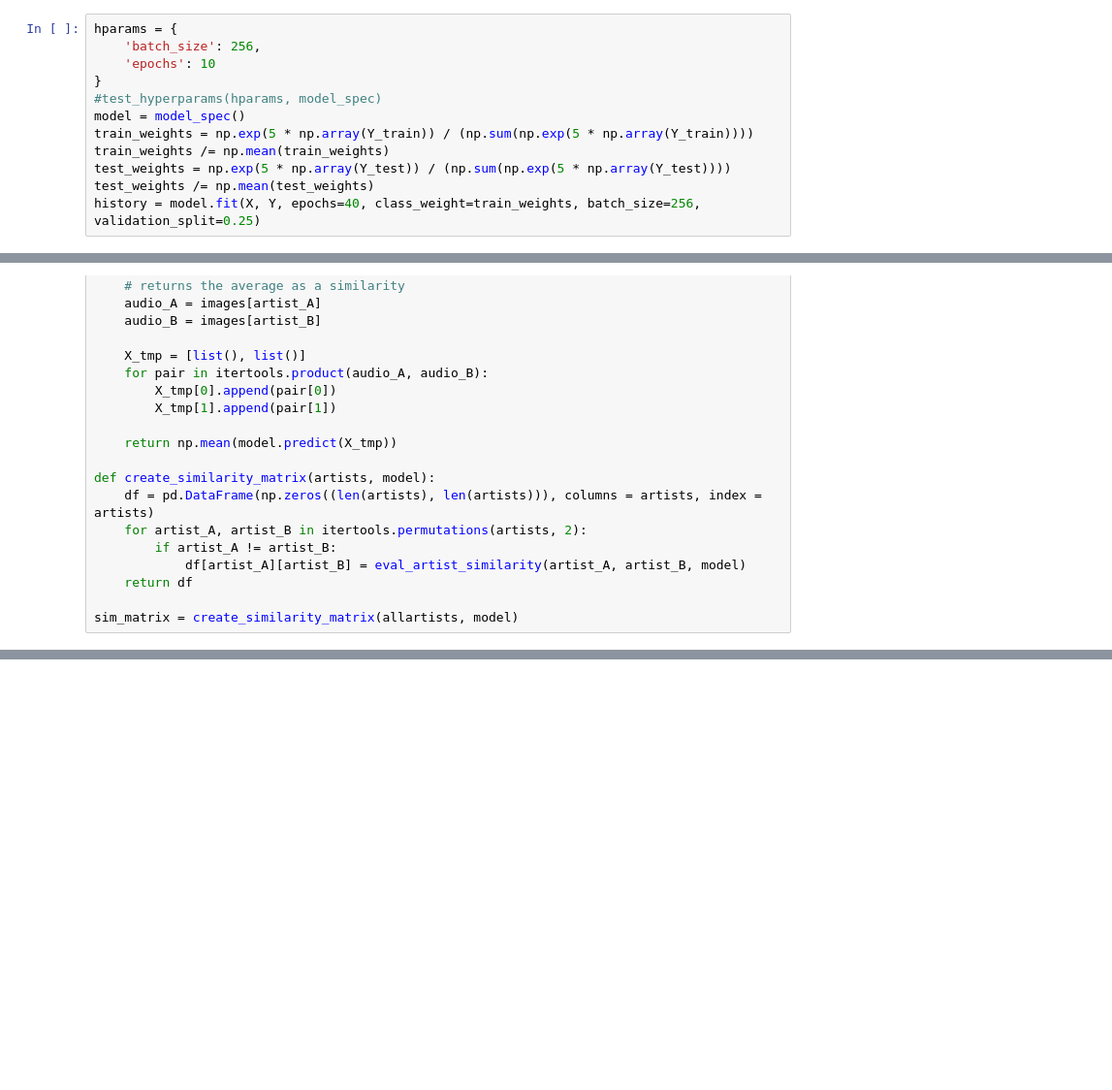
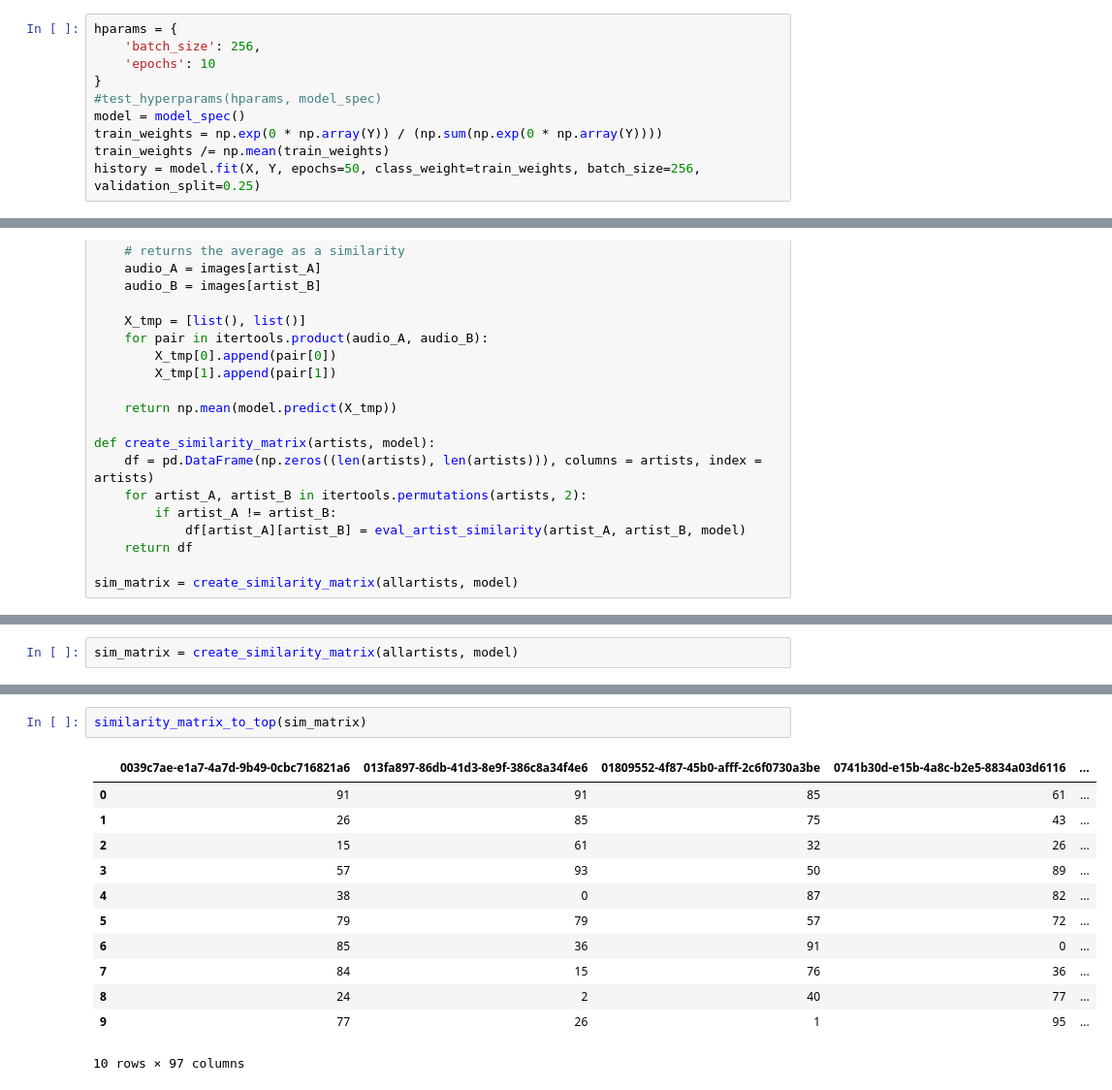
Before and after one commit to naallen/music-similarity-deep-learning, a Jupyter notebook: development.ipynb, the cells around one changed output, grey strips where cells are left out. Shown: that part at 97% size. Drawn from its saved outputs; the diff is of its cells as text; blank space fills up the shorter version.

```diff
--- a/development.ipynb
+++ b/development.ipynb
@@ -301,10 +349,8 @@ hparams = {
 }
 #test_hyperparams(hparams, model_spec)
 model = model_spec()
-train_weights = np.exp(5 * np.array(Y_train)) / (np.sum(np.exp(5 * np.array(Y_train))))
+train_weights = np.exp(0 * np.array(Y)) / (np.sum(np.exp(0 * np.array(Y))))
 train_weights /= np.mean(train_weights)
-test_weights = np.exp(5 * np.array(Y_test)) / (np.sum(np.exp(5 * np.array(Y_test))))
-test_weights /= np.mean(test_weights)
-history = model.fit(X, Y, epochs=40, class_weight=train_weights, batch_size=256, validation_split=0.25)
+history = model.fit(X, Y, epochs=50, class_weight=train_weights, batch_size=256, validation_split=0.25)
 # %% [output]
 Train on 29509 samples, validate on 9837 samples
@@ -356,0 +411,2 @@ np.mean((similarity_matrix_to_top(sim_matrix) == mostsimilardf).values)
+# %%
+sim_matrix = create_similarity_matrix(allartists, model)
@@ -356,0 +430,15 @@ np.mean((similarity_matrix_to_top(sim_matrix) == mostsimilardf).values)
+# %%
+similarity_matrix_to_top(sim_matrix)
+# %% [output]
+|  | 0039c7ae-e1a7-4a7d-9b49-0cbc716821a6 | 013fa897-86db-41d3-8e9f-386c8a34f4e6 | 01809552-4f87-45b0-afff-2c6f0730a3be | 0741b30d-e15b-4a8c-b2e5-8834a03d6116 | ... |
+| 0 | 91 | 91 | 85 | 61 | ... |
+| 1 | 26 | 85 | 75 | 43 | ... |
+| 2 | 15 | 61 | 32 | 26 | ... |
+| 3 | 57 | 93 | 50 | 89 | ... |
+| 4 | 38 | 0 | 87 | 82 | ... |
+| 5 | 79 | 79 | 57 | 72 | ... |
+| 6 | 85 | 36 | 91 | 0 | ... |
+| 7 | 84 | 15 | 76 | 36 | ... |
+| 8 | 24 | 2 | 40 | 77 | ... |
+| 9 | 77 | 26 | 1 | 95 | ... |
+10 rows × 97 columns
```
Also changed, not shown: parts of 9 cells of this notebook.
